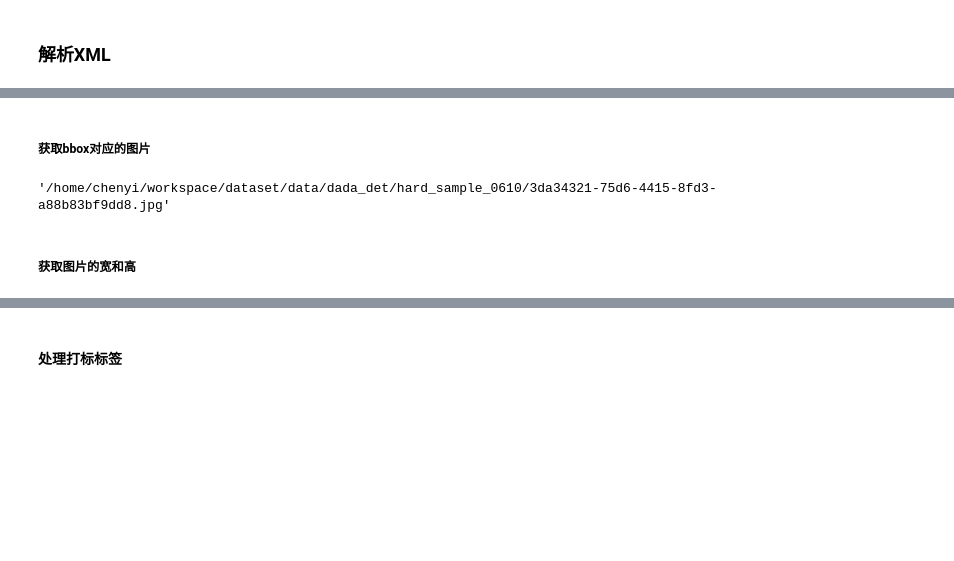
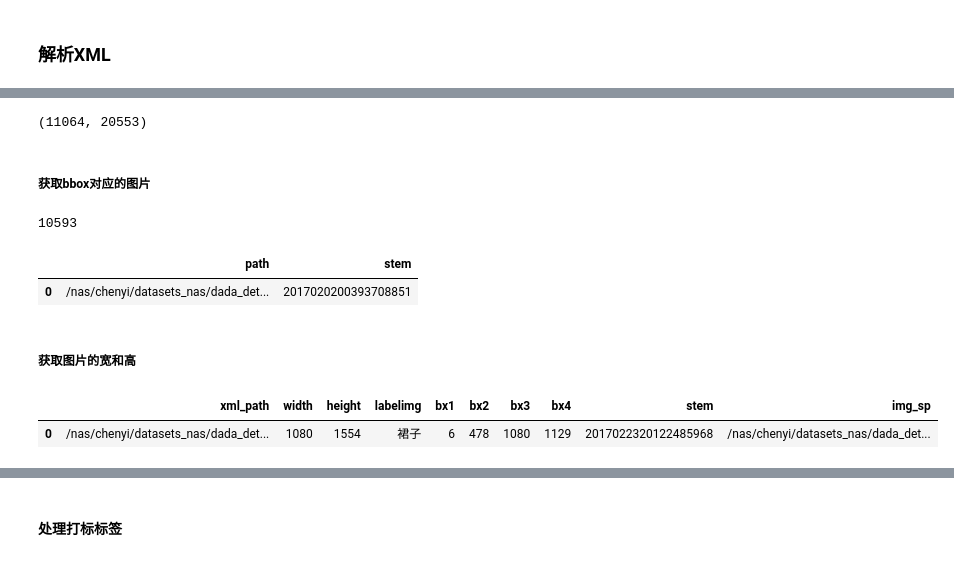
Before and after one commit to PEduck/datasetMudule, a Jupyter notebook: dataset/dada_xml_parse/data_format/xml_parse_display.ipynb, the cells around one changed output, grey strips where cells are left out. Cells and saved outputs as stored; diff of their text form; code cells hidden in the pictures; blank space fills up the shorter version.

```diff
--- a/dataset/dada_det/data_format/xml_parse_display.ipynb
+++ b/dataset/dada_xml_parse/data_format/xml_parse_display.ipynb
@@ -132,5 +187,8 @@ len(img_df), len(img_df.drop_duplicates('stem'))
+# %%
+# 去重
+img_df.drop_duplicates('stem', inplace=True)
+len(bboxes_df), len(img_df)
+# %% [output]
+(11064, 20553)
 # %% [markdown]
 ##### 获取bbox对应的图片
-# %%
-# 对应的图片
-img_df = img_df[img_df['stem'].isin(bboxes_df['stem'])]
@@ -139,4 +195,13 @@ gp = dict(list(img_df.groupby('stem')))
+# %%
+# xml是否都有对应的图片
+cross_df = img_df[img_df['stem'].isin(bboxes_df['stem'])]
+len(cross_df)
+# %% [output]
+10593
+# %%
+cross_df.head(1)
+# %% [output]
+|  | path | stem |
+| 0 | /nas/chenyi/datasets_nas/dada_det... | 2017020200393708851 |
 # %%
-stem2path = {}
-for path,stem in zip(img_df['path'].values, img_df['stem'].values):
-    stem2path[stem] = path
+stem2path = get_list2dict(cross_df['stem'].values, cross_df['path'].values)
@@ -150,4 +207,0 @@ for ind, row in df.iterrows():
-# %%
-stem2path[stem]
-# %% [output]
-'/home/chenyi/workspace/dataset/data/dada_det/hard_sample_0610/3da34321-75d6-4415-8fd3-a88b83bf9dd8.jpg'
@@ -156,3 +208,5 @@ df['img_sp'] = p_list
+# %%
+bboxes_df['img_sp'] = bboxes_df['stem'].map(stem2path)
 # %% [markdown]
 ##### 获取图片的宽和高
 # %%
@@ -165,4 +219,9 @@ for ind,row in tqdm(df.iterrows()):
     w_list.append(w)
     h_list.append(h)
     # break
+# %%
+bboxes_df.head(1)
+# %% [output]
+|  | xml_path | width | height | labelimg | bx1 | bx2 | bx3 | bx4 | stem | img_sp |
+| 0 | /nas/chenyi/datasets_nas/dada_det... | 1080 | 1554 | 裙子 | 6 | 478 | 1080 | 1129 | 2017022320122485968 | /nas/chenyi/datasets_nas/dada_det... |
 # %%
```
Also changed, not shown: parts of 96 cells of this notebook, 10 other files.
